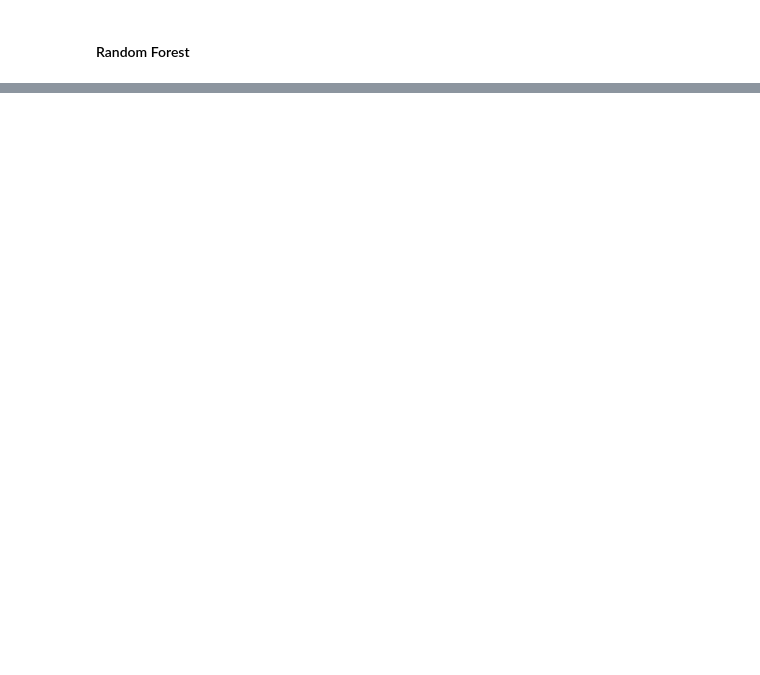
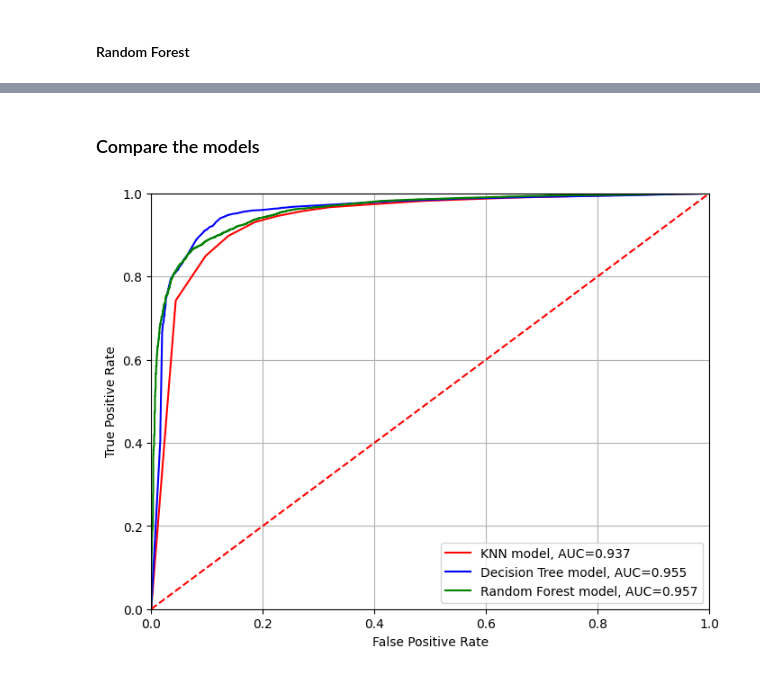
Before and after one commit to sehilnlf/LoanClassification, a Jupyter notebook: src/preprocessing_modelling.ipynb, the cells around one changed output, grey strips where cells are left out. Drawn from its saved outputs; the diff is of its cells as text; code cells hidden in the pictures; blank space fills up the shorter version.

Commit message:
finishes modelling and evaluation

```diff
--- a/src/preprocessing_modelling.ipynb
+++ b/src/preprocessing_modelling.ipynb
@@ -188,0 +328,5 @@ results
+# %%
+knn_prob = knn_random.predict_proba(X_test)
+probknn = knn_prob[:,1]
+fpr_knn, tpr_knn, threshold_knn = roc_curve(y_test, probknn)
+roc_auc_knn = auc(fpr_knn, tpr_knn)
@@ -188,0 +348,5 @@ results
+# %%
+rfc_prob = rfc_grid.predict_proba(X_test)
+probrfc = rfc_prob[:,1]
+fpr_rfc, tpr_rfc, threshold_rfc = roc_curve(y_test, probrfc)
+roc_auc_rfc = auc(fpr_rfc, tpr_rfc)
@@ -188,0 +386,19 @@ results
+# %% [markdown]
+### Compare the models
+# %%
+plt.figure(figsize=(8, 6))
+
+# Plot the ROC curve
+plt.plot(fpr_knn, tpr_knn, label="KNN model, AUC=" + str(round(roc_auc_knn,3)), color='red')
+plt.plot(fpr_dtc, tpr_dtc, label="Decision Tree model, AUC=" + str(round(roc_auc_dtc,3)), color='blue')
+plt.plot(fpr_rfc, tpr_rfc, label="Random Forest model, AUC=" + str(round(roc_auc_rfc,3)), color='green')
+plt.xlabel("False Positive Rate")
+plt.ylabel("True Positive Rate")
+plt.plot([0,1], [0,1], 'r--')
+plt.xlim([0,1])
+plt.ylim([0,1])
+plt.legend()
+plt.grid(True)
+plt.show()
+# %% [output]
+[figure, added]
```
Also changed, not shown: parts of 32 cells of this notebook.
